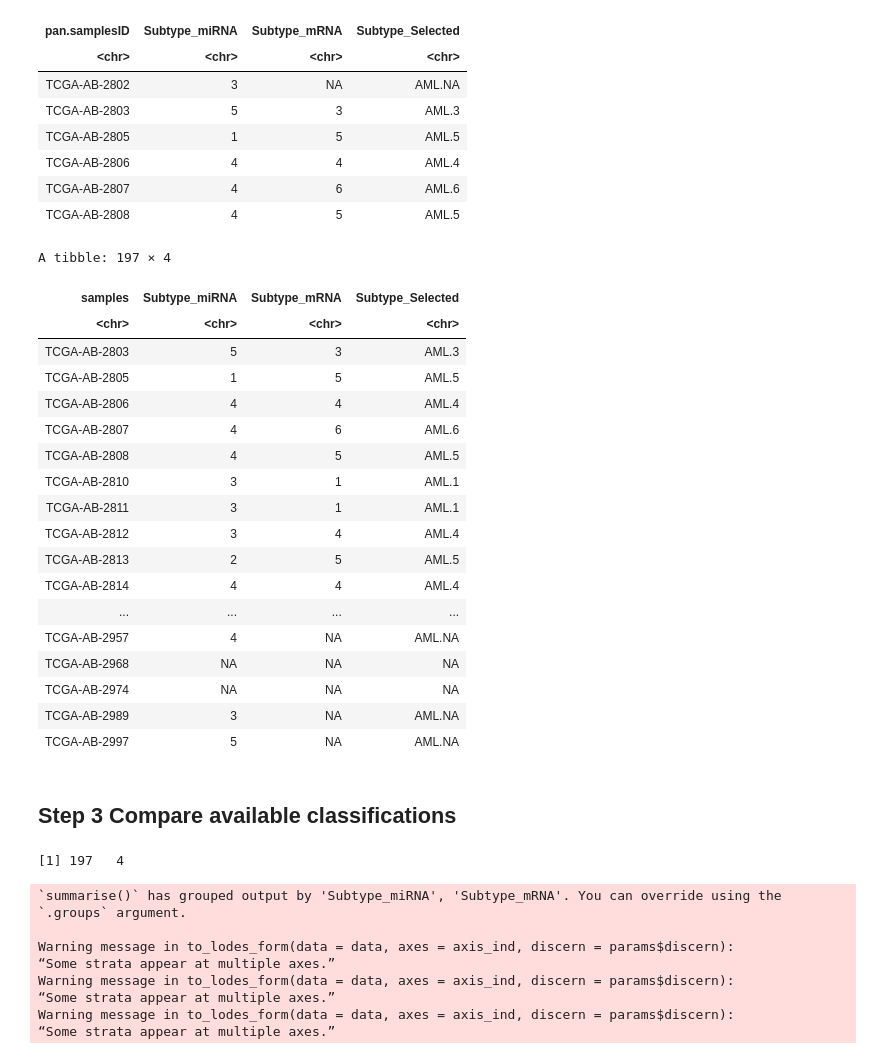
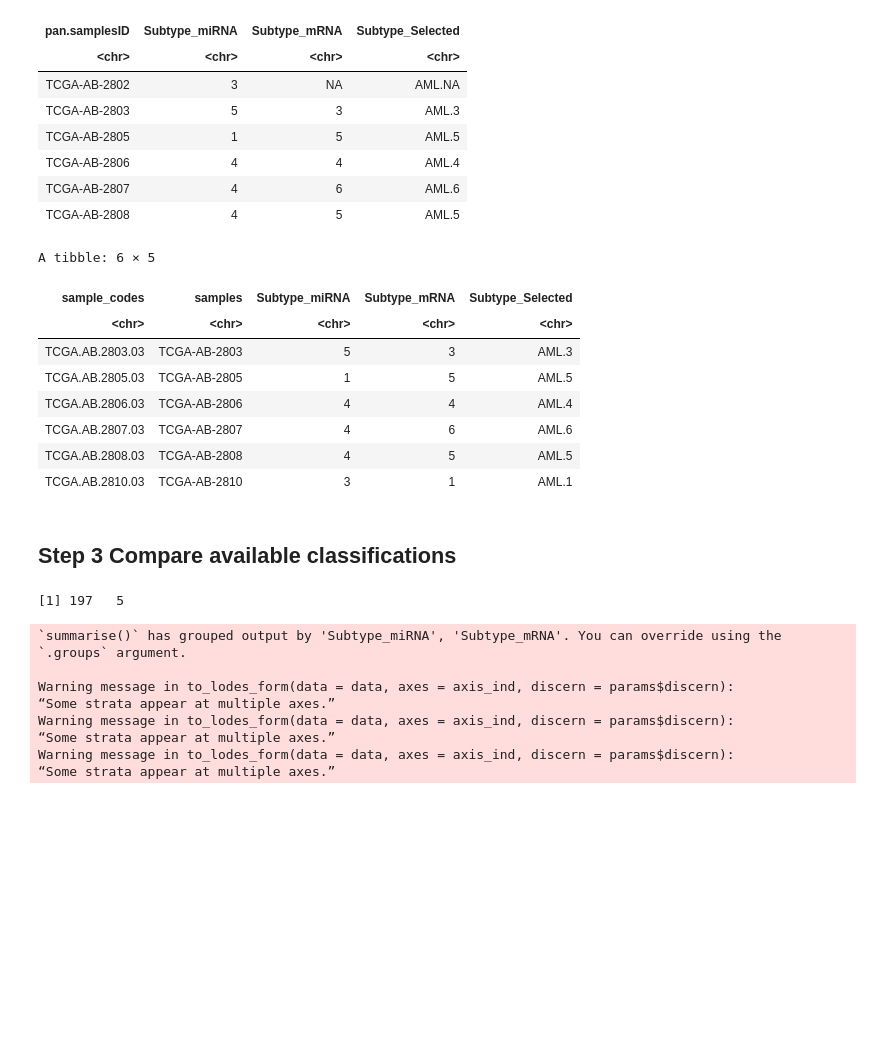
Before and after one commit to sienkie/multi-omics-hackathon, a Jupyter notebook: TCGA_subtypes/Find_molecular_subtypes_TCGA.ipynb, the cells around one changed output. Drawn from its saved outputs; the diff is of its cells as text; code cells hidden in the pictures; blank space fills up the shorter version.

Commit message:
Update TCGA subtypes notebook

```diff
--- a/TCGA_subtypes/Find_molecular_subtypes_TCGA.ipynb
+++ b/TCGA_subtypes/Find_molecular_subtypes_TCGA.ipynb
@@ -31,10 +32,10 @@ options(repr.plot.res=150)
 # %% [markdown]
 ## Step 2: Fetch TCGA metadata
 # %%
-subtypes <- PanCancerAtlas_subtypes() %>%
+pancancer_subtypes <- PanCancerAtlas_subtypes() %>%
     as_tibble() %>%
     filter(cancer.type == "AML")
-head(subtypes)
+head(pancancer_subtypes)
 # %% [output]
 A tibble: 6 × 10
 | pan.samplesID | cancer.type | Subtype_mRNA | Subtype_DNAmeth | Subtype_protein | Subtype_miRNA | Subtype_CNA | ... |
@@ -75,7 +76,7 @@ A grouped_df: 26 × 3
 # %% [markdown]
 More information about TCGA molecular subtypes can be found [here](https://bioconductor.org/packages/release/bioc/vignettes/TCGAbiolinks/inst/doc/subtypes.html). Here we have available two classifications based on miRNA and mRNA data respectively. Subtype_Selected refers to most commonly used classification.
 # %%
-subtypes <- subtypes %>% select(pan.samplesID, Subtype_miRNA, Subtype_mRNA, Subtype_Selected)
+subtypes <- pancancer_subtypes %>% select(pan.samplesID, Subtype_miRNA, Subtype_mRNA, Subtype_Selected)
 head(subtypes)
 # %% [output]
 A tibble: 6 × 4
@@ -91,46 +92,36 @@ A tibble: 6 × 4
 # Samples in our dataset
 samples_exp <- read.table(file.path(data_dir_path, 'exp')) %>% colnames()
 samples_methy <- read.table(file.path(data_dir_path, 'methy')) %>% colnames()
+samples_mirna <- read.table(file.path(data_dir_path, 'mirna')) %>% colnames()
 # %%
 # unify sample notation to TCGA-XY-ABCD
 samples <-
-    tibble(samples = c(samples_exp, samples_methy)) %>%
+    tibble(sample_codes = c(samples_exp, samples_methy, samples_mirna)) %>%
     distinct() %>%
-    separate(samples, c('a', 'b', 'c'), sep="\\.", extra = "drop") %>%
-    unite(c(a, b, c), col='samples', sep="-")
+    separate(sample_codes, c('a', 'b', 'c'), sep="\\.", extra = "drop", remove=FALSE) %>%
+    unite(c(a, b, c), col='samples', sep="-") %>%
+    left_join(subtypes, by=c('samples'='pan.samplesID'))
+head(samples)
+# %% [output]
+A tibble: 6 × 5
+| sample_codes | samples | Subtype_miRNA | Subtype_mRNA | Subtype_Selected |
+| <chr> | <chr> | <chr> | <chr> | <chr> |
+| TCGA.AB.2803.03 | TCGA-AB-2803 | 5 | 3 | AML.3 |
+| TCGA.AB.2805.03 | TCGA-AB-2805 | 1 | 5 | AML.5 |
+| TCGA.AB.2806.03 | TCGA-AB-2806 | 4 | 4 | AML.4 |
+| TCGA.AB.2807.03 | TCGA-AB-2807 | 4 | 6 | AML.6 |
+| TCGA.AB.2808.03 | TCGA-AB-2808 | 4 | 5 | AML.5 |
+| TCGA.AB.2810.03 | TCGA-AB-2810 | 3 | 1 | AML.1 |
-# %%
-samples %>% left_join(subtypes, by=c('samples'='pan.samplesID'))
-# %% [output]
-A tibble: 197 × 4
-| samples | Subtype_miRNA | Subtype_mRNA | Subtype_Selected |
-| <chr> | <chr> | <chr> | <chr> |
-| TCGA-AB-2803 | 5 | 3 | AML.3 |
-| TCGA-AB-2805 | 1 | 5 | AML.5 |
-| TCGA-AB-2806 | 4 | 4 | AML.4 |
-| TCGA-AB-2807 | 4 | 6 | AML.6 |
-| TCGA-AB-2808 | 4 | 5 | AML.5 |
-| TCGA-AB-2810 | 3 | 1 | AML.1 |
-| TCGA-AB-2811 | 3 | 1 | AML.1 |
-| TCGA-AB-2812 | 3 | 4 | AML.4 |
-| TCGA-AB-2813 | 2 | 5 | AML.5 |
-| TCGA-AB-2814 | 4 | 4 | AML.4 |
-| ... | ... | ... | ... |
-| TCGA-AB-2957 | 4 | NA | AML.NA |
-| TCGA-AB-2968 | NA | NA | NA |
-| TCGA-AB-2974 | NA | NA | NA |
-| TCGA-AB-2989 | 3 | NA | AML.NA |
-| TCGA-AB-2997 | 5 | NA | AML.NA |
 # %% [markdown]
 ## Step 3 Compare available classifications
 # %%
 data <- samples %>%
-    left_join(subtypes, by=c('samples'='pan.samplesID')) %>%
-    mutate(Subtype_miRNA=ifelse(is.na(Subtype_miRNA), 'miRNA.NA', Subtype_miRNA), #for plotting
+    mutate(Subtype_miRNA=ifelse(is.na(Subtype_miRNA), 'miRNA.NA', Subtype_miRNA), # distinct groups for plotting
            Subtype_mRNA=ifelse(is.na(Subtype_mRNA), 'mRNA.NA', Subtype_mRNA),
            Subtype_Selected=ifelse(is.na(Subtype_Selected), 'AML.NA', Subtype_Selected))
 dim(data)
 # %% [output]
-[1] 197   4
+[1] 197   5
 # %%
 data %>%
     group_by(Subtype_miRNA, Subtype_mRNA, Subtype_Selected) %>%
```
Also changed, not shown: parts of 7 cells of this notebook, 3 other files.
